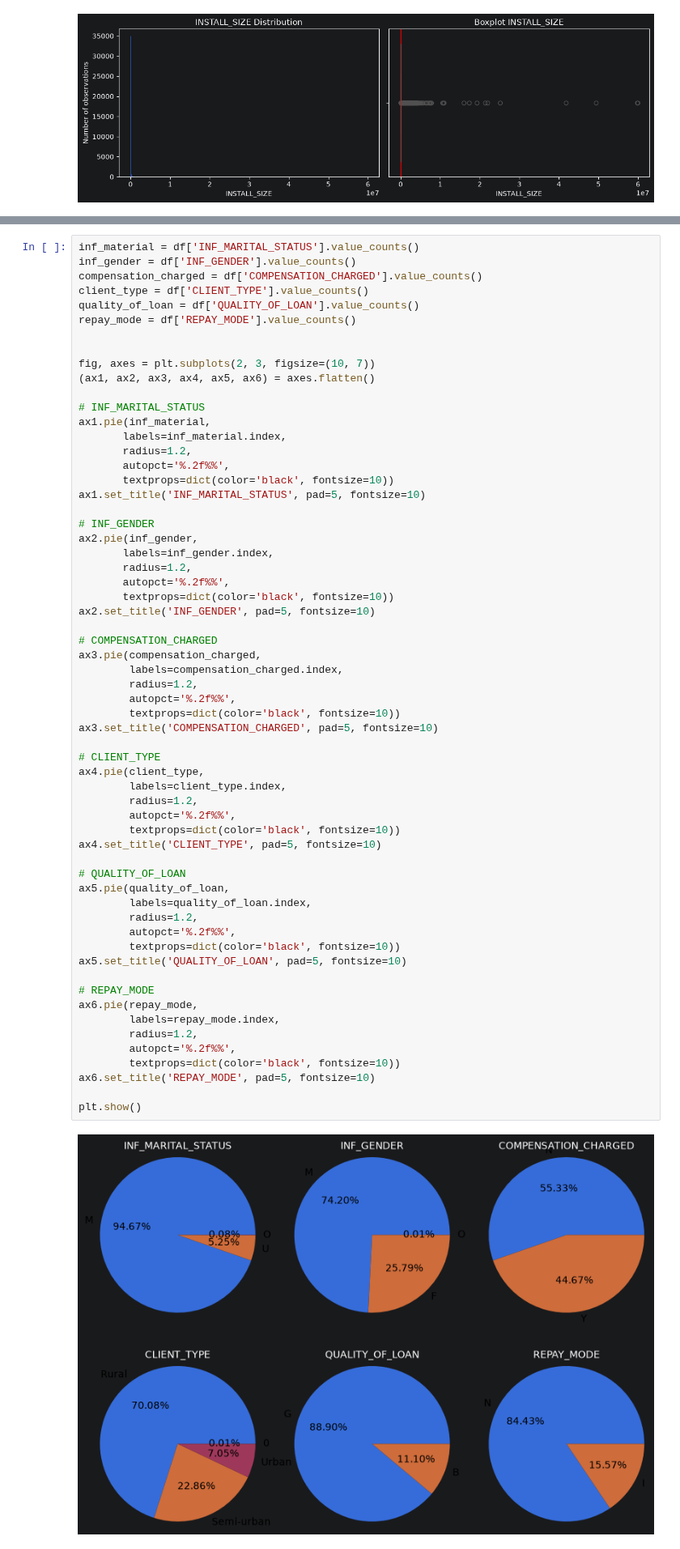
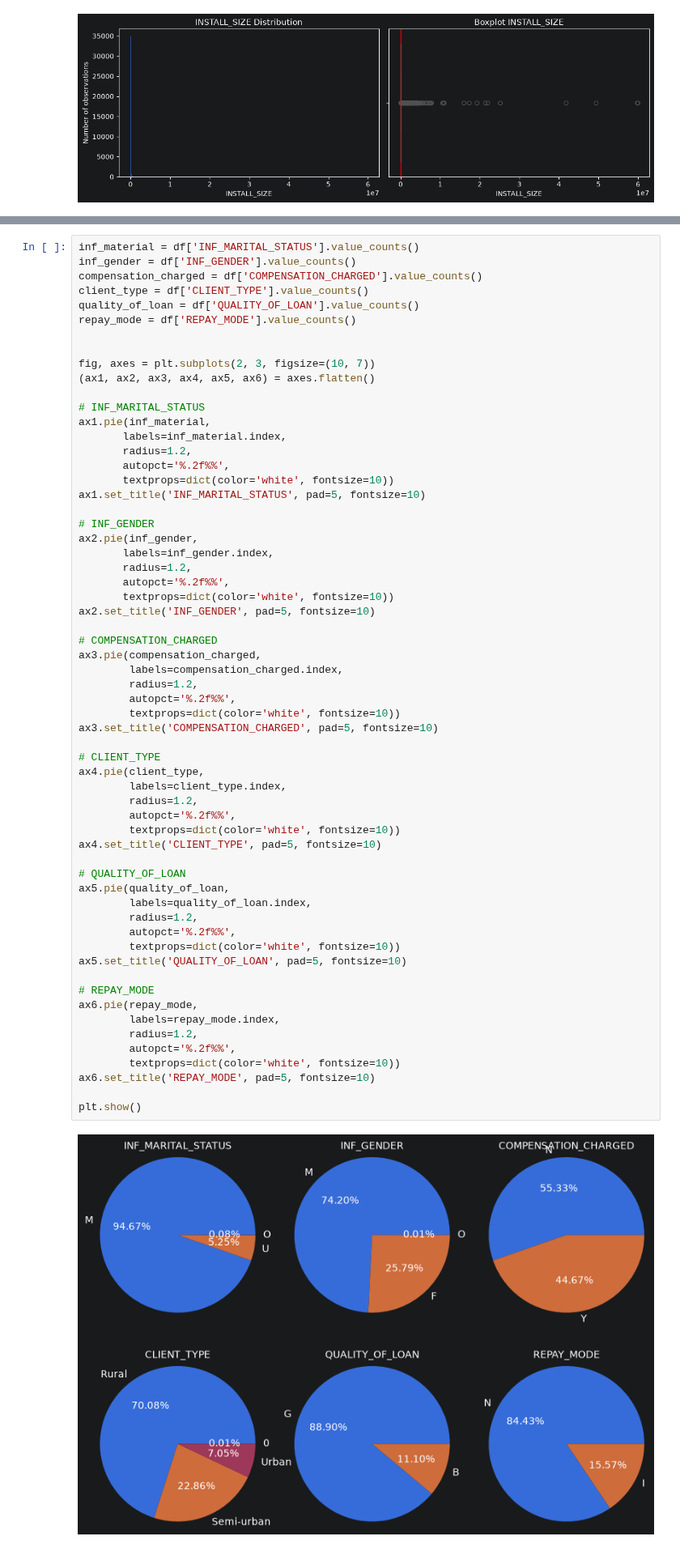
Before and after one commit to blbl-blbl/kaggle-Credit-Risk-Dataset, a Jupyter notebook: notebooks/01_eda.ipynb, the cells around one changed output, grey strips where cells are left out. Shown at 81% size. Drawn from its saved outputs; the diff is of its cells as text.

Commit message:
changed text colors on graphs

```diff
--- a/notebooks/01_eda.ipynb
+++ b/notebooks/01_eda.ipynb
@@ -321,7 +321,7 @@ ax1.pie(inf_material,
        labels=inf_material.index,
        radius=1.2,
        autopct='%.2f%%',
-       textprops=dict(color='black', fontsize=10))
+       textprops=dict(color='white', fontsize=10))
 ax1.set_title('INF_MARITAL_STATUS', pad=5, fontsize=10)
 
 # INF_GENDER
@@ -329,41 +329,41 @@ ax2.pie(inf_gender,
        labels=inf_gender.index,
        radius=1.2,
        autopct='%.2f%%',
-       textprops=dict(color='black', fontsize=10))
+       textprops=dict(color='white', fontsize=10))
 ax2.set_title('INF_GENDER', pad=5, fontsize=10)
 
 # COMPENSATION_CHARGED
 ax3.pie(compensation_charged,
         labels=compensation_charged.index,
         radius=1.2,
         autopct='%.2f%%',
-        textprops=dict(color='black', fontsize=10))
+        textprops=dict(color='white', fontsize=10))
 ax3.set_title('COMPENSATION_CHARGED', pad=5, fontsize=10)
 
 # CLIENT_TYPE
 ax4.pie(client_type,
         labels=client_type.index,
         radius=1.2,
         autopct='%.2f%%',
-        textprops=dict(color='black', fontsize=10))
+        textprops=dict(color='white', fontsize=10))
 ax4.set_title('CLIENT_TYPE', pad=5, fontsize=10)
 
 # QUALITY_OF_LOAN
 ax5.pie(quality_of_loan,
         labels=quality_of_loan.index,
         radius=1.2,
         autopct='%.2f%%',
-        textprops=dict(color='black', fontsize=10))
+        textprops=dict(color='white', fontsize=10))
 ax5.set_title('QUALITY_OF_LOAN', pad=5, fontsize=10)
 
 # REPAY_MODE
 ax6.pie(repay_mode,
         labels=repay_mode.index,
         radius=1.2,
         autopct='%.2f%%',
-        textprops=dict(color='black', fontsize=10))
+        textprops=dict(color='white', fontsize=10))
 ax6.set_title('REPAY_MODE', pad=5, fontsize=10)
 
 plt.show()
 # %% [output]
-[figure, old version]
+[figure, new version]
```
